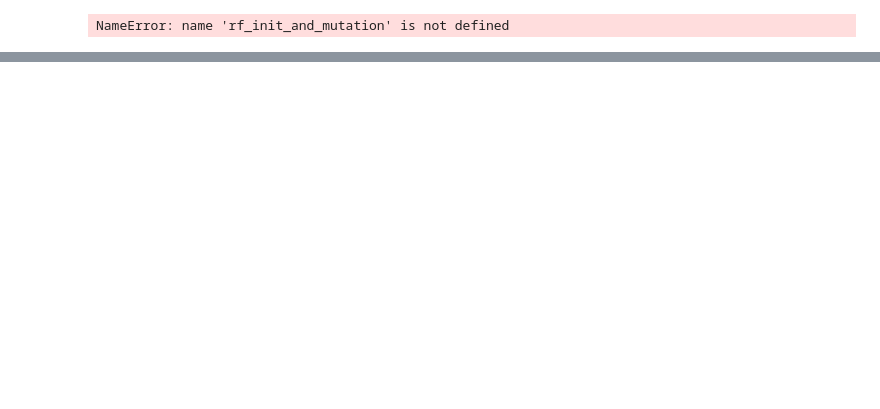
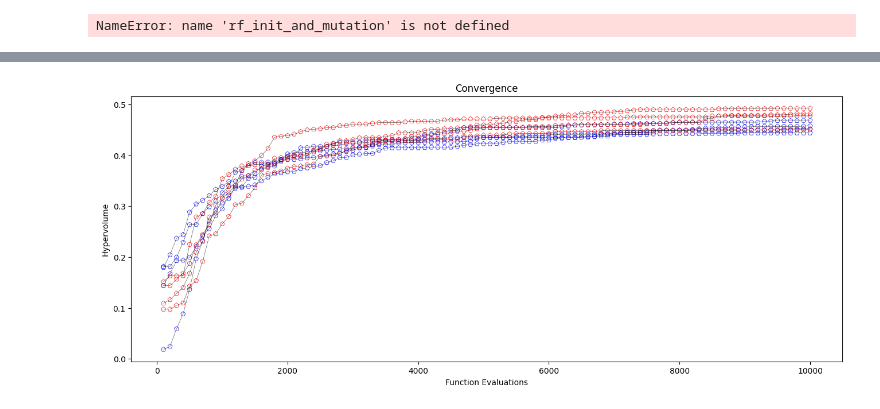
Before and after one commit to grkremer/ew-mofs, a Jupyter notebook: NSGAII-V4.ipynb, the cells around one changed output, grey strips where cells are left out. Cells and saved outputs as stored; diff of their text form; code cells hidden in the pictures; blank space fills up the shorter version.

```diff
--- a/NSGAII-V4.ipynb
+++ b/NSGAII-V4.ipynb
@@ -454,3 +470,31 @@ calculate_mean_std(svm_init_weights)
 rf_init_and_mutation
 # %% [output]
 NameError: name 'rf_init_and_mutation' is not defined
+# %%
+two_point_crossover = []
+uniform_crossover = []
+
+for i in tqdm(range(4)):
+    result = run_experiment(problem = problem,
+               n_population = 100,
+               n_gen = 100,
+               sampling = BinaryDistributedWeightsSampling,
+               sampling_weights = None,
+               seed = i,
+               mutation = BitflipMutationLimitedBalanced,
+               weights = None,
+               crossover = TwoPointCrossover(),
+               max_features = 100)
+    two_point_crossover.append(result)
+
+    result = run_experiment(problem = problem,
+               n_population = 100,
+               n_gen = 100,
+               sampling = BinaryDistributedWeightsSampling,
+               sampling_weights = None,
+               seed = i,
+               mutation = BitflipMutationLimitedBalanced,
+               weights = None,
+               crossover = UniformCrossover(),
+               max_features = 100)
+    uniform_crossover.append(result)
@@ -456,0 +519,10 @@ NameError: name 'rf_init_and_mutation' is not defined
+# %%
+plt.figure(figsize=(16,6))
+
+for result in two_point_crossover:
+    plot_convergence(result, 'blue')
+
+for result in uniform_crossover:
+    plot_convergence(result, 'red')
+# %% [output]
+[figure, added]
```
Also changed, not shown: parts of 8 cells of this notebook, 1 other file.
